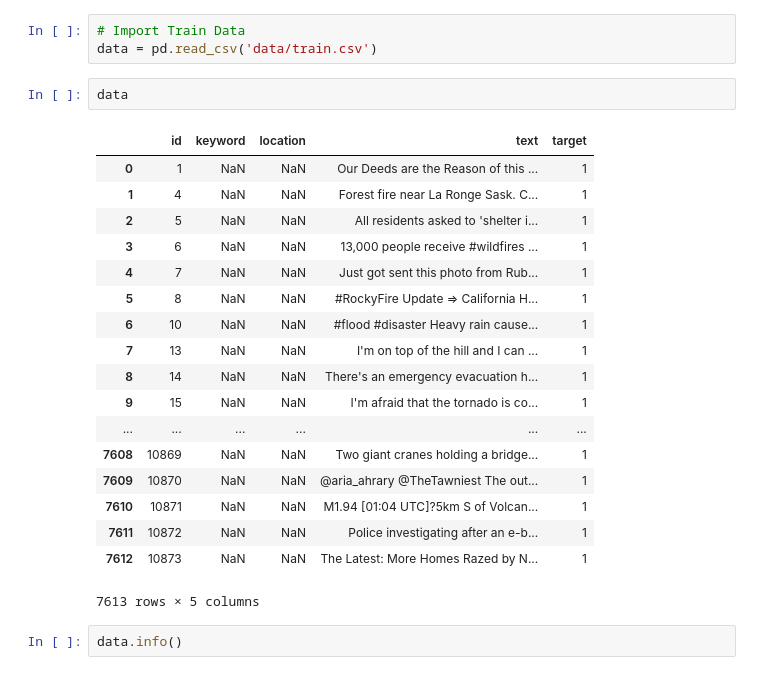
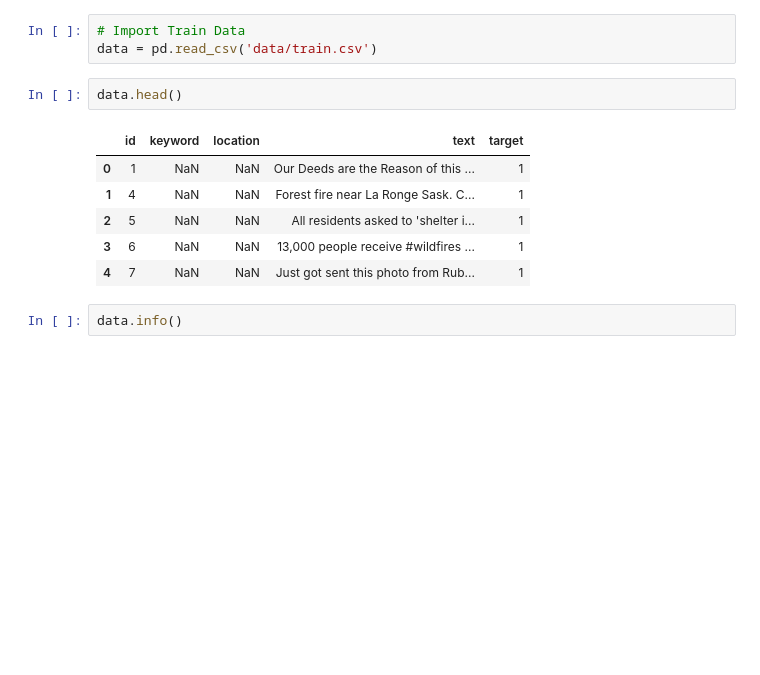
Before and after one commit to cwong690/Is-it-Lit-or-Nah, a Jupyter notebook: cindy_eda.ipynb, the cells around one changed output. Cells and saved outputs as stored; diff of their text form; blank space fills up the shorter version.

```diff
--- a/cindy_eda.ipynb
+++ b/cindy_eda.ipynb
@@ -20,26 +20,14 @@ pd.set_option('display.max_colwidth', 300)
 # Import Train Data
 data = pd.read_csv('data/train.csv')
 # %%
-data
+data.head()
 # %% [output]
 |  | id | keyword | location | text | target |
 | 0 | 1 | NaN | NaN | Our Deeds are the Reason of this ... | 1 |
 | 1 | 4 | NaN | NaN | Forest fire near La Ronge Sask. C... | 1 |
 | 2 | 5 | NaN | NaN | All residents asked to 'shelter i... | 1 |
 | 3 | 6 | NaN | NaN | 13,000 people receive #wildfires ... | 1 |
 | 4 | 7 | NaN | NaN | Just got sent this photo from Rub... | 1 |
-| 5 | 8 | NaN | NaN | #RockyFire Update => California H... | 1 |
-| 6 | 10 | NaN | NaN | #flood #disaster Heavy rain cause... | 1 |
-| 7 | 13 | NaN | NaN | I'm on top of the hill and I can ... | 1 |
-| 8 | 14 | NaN | NaN | There's an emergency evacuation h... | 1 |
-| 9 | 15 | NaN | NaN | I'm afraid that the tornado is co... | 1 |
-| ... | ... | ... | ... | ... | ... |
-| 7608 | 10869 | NaN | NaN | Two giant cranes holding a bridge... | 1 |
-| 7609 | 10870 | NaN | NaN | @aria_ahrary @TheTawniest The out... | 1 |
-| 7610 | 10871 | NaN | NaN | M1.94 [01:04 UTC]?5km S of Volcan... | 1 |
-| 7611 | 10872 | NaN | NaN | Police investigating after an e-b... | 1 |
-| 7612 | 10873 | NaN | NaN | The Latest: More Homes Razed by N... | 1 |
-7613 rows × 5 columns
 # %%
 data.info()
 # %% [output]
```
Also changed, not shown: parts of 14 cells of this notebook.
